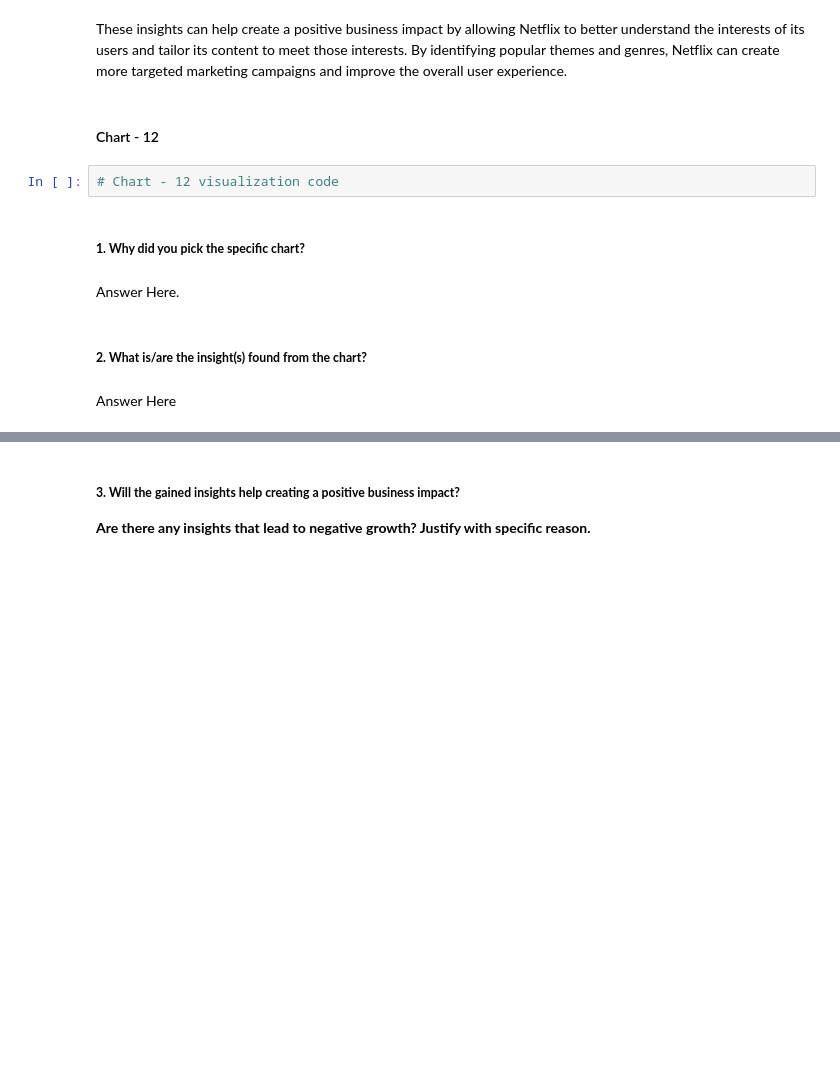
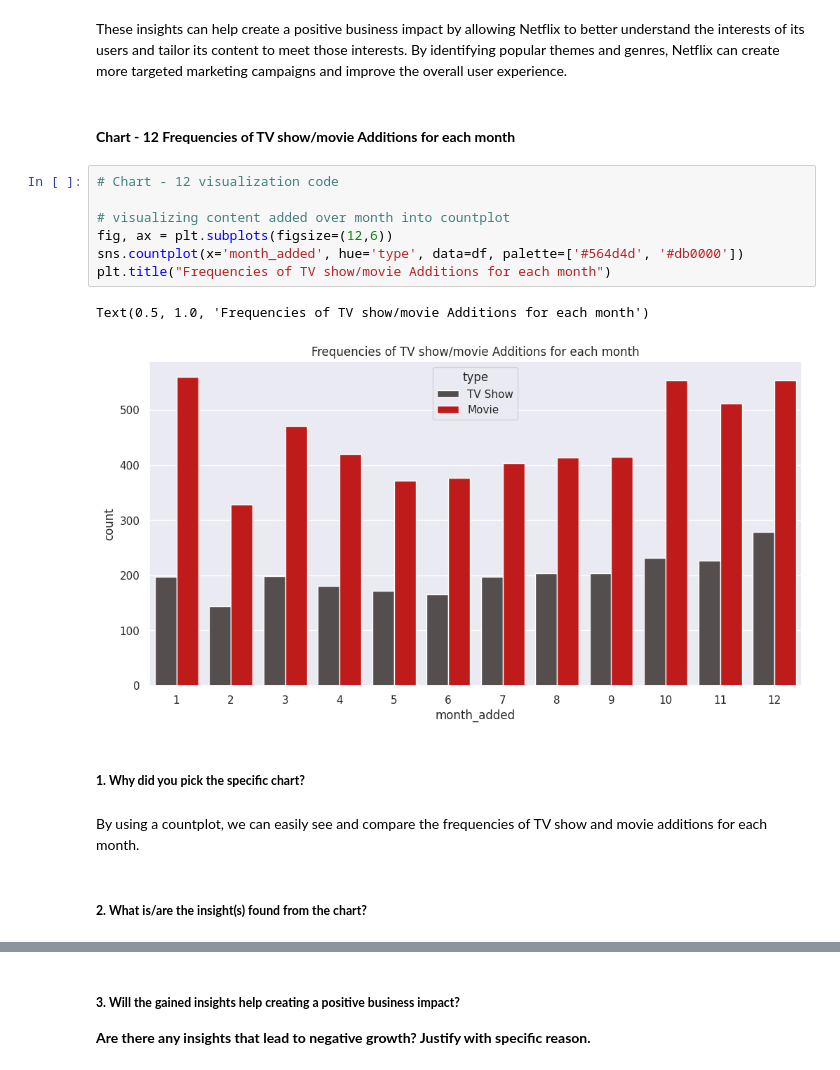
Before and after one commit to kapilkukreja469/NETFLIX_MOVIES_AND_TV_SHOWS_CLUSTERING, a Jupyter notebook: NETFLIX_MOVIES_AND_TV_SHOWS_CLUSTERING_by_kapil_kukreja.ipynb, the cells around one changed output, grey strips where cells are left out. Saved outputs shown, nothing was run; the diff lists cells and outputs as text; blank space fills up the shorter version.

```diff
--- a/NETFLIX_MOVIES_AND_TV_SHOWS_CLUSTERING_by_kapil_kukreja.ipynb
+++ b/NETFLIX_MOVIES_AND_TV_SHOWS_CLUSTERING_by_kapil_kukreja.ipynb
@@ -810,15 +838,21 @@ As we can see in wordcloud, most common words in description are Life,Family, fi
 **Are there any insights that lead to negative growth? Justify with specific reason.**
 # %% [markdown]
 These insights can help create a positive business impact by allowing Netflix to better understand the interests of its users and tailor its content to meet those interests. By identifying popular themes and genres, Netflix can create more targeted marketing campaigns and improve the overall user experience.
-# %% [markdown]
-#### Chart - 12
-# %%
-# Chart - 12 visualization code
+# %% [markdown]
+#### **Chart - 12 Frequencies of TV show/movie Additions for each month**
+# %%
+# Chart - 12 visualization code
+
+# visualizing content added over month into countplot
+fig, ax = plt.subplots(figsize=(12,6))
+sns.countplot(x='month_added', hue='type', data=df, palette=['#564d4d', '#db0000'])
+plt.title("Frequencies of TV show/movie Additions for each month")
+# %% [output]
+Text(0.5, 1.0, 'Frequencies of TV show/movie Additions for each month')
+[figure, added]
 # %% [markdown]
 ##### **1. Why did you pick the specific chart?**
-# %% [markdown]
-Answer Here.
+# %% [markdown]
+By using a countplot, we can easily see and compare the frequencies of TV show and movie additions for each month.
 # %% [markdown]
 ##### **2. What is/are the insight(s) found from the chart?**
-# %% [markdown]
-Answer Here
```
Also changed, not shown: parts of 26 cells of this notebook.
